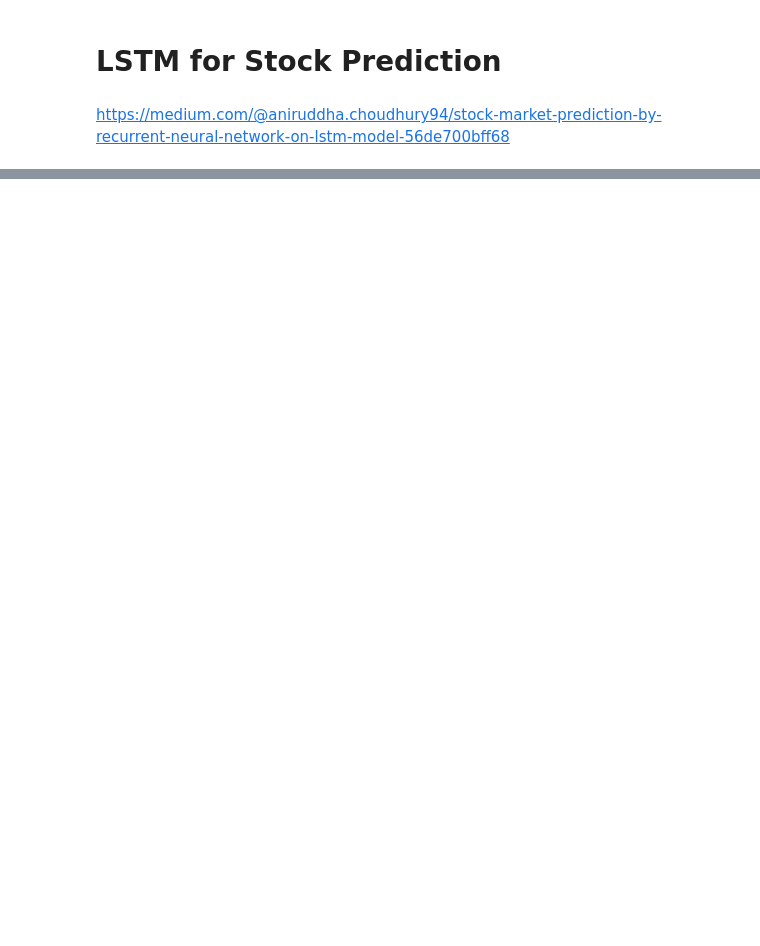
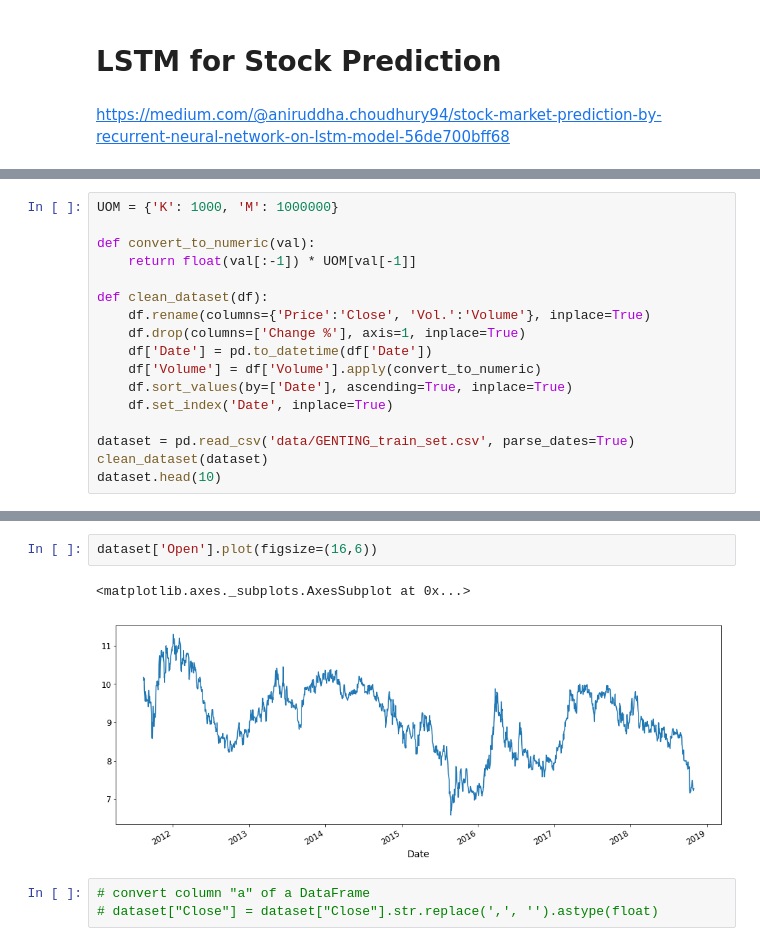
Before and after one commit to mengwangk/ai-playground, a Jupyter notebook: notebook/LSTM.ipynb, the cells around one changed output, grey strips where cells are left out. Cells and saved outputs as stored; diff of their text form; blank space fills up the shorter version.

```diff
--- a/notebook/LSTM.ipynb
+++ b/notebook/LSTM.ipynb
@@ -58,0 +46,17 @@ Date
+# %%
+UOM = {'K': 1000, 'M': 1000000}
+
+def convert_to_numeric(val):
+    return float(val[:-1]) * UOM[val[-1]]
+
+def clean_dataset(df):
+    df.rename(columns={'Price':'Close', 'Vol.':'Volume'}, inplace=True)
+    df.drop(columns=['Change %'], axis=1, inplace=True)
+    df['Date'] = pd.to_datetime(df['Date'])
+    df['Volume'] = df['Volume'].apply(convert_to_numeric)
+    df.sort_values(by=['Date'], ascending=True, inplace=True)
+    df.set_index('Date', inplace=True)
+
+dataset = pd.read_csv('data/GENTING_train_set.csv', parse_dates=True)
+clean_dataset(dataset)
+dataset.head(10)
@@ -58,0 +100,8 @@ Date
+# %%
+dataset['Open'].plot(figsize=(16,6))
+# %% [output]
+<matplotlib.axes._subplots.AxesSubplot at 0x...>
+[figure, added]
+# %%
+# convert column "a" of a DataFrame
+# dataset["Close"] = dataset["Close"].str.replace(',', '').astype(float)
```
Also changed, not shown: parts of 8 cells of this notebook, 4 other files.
